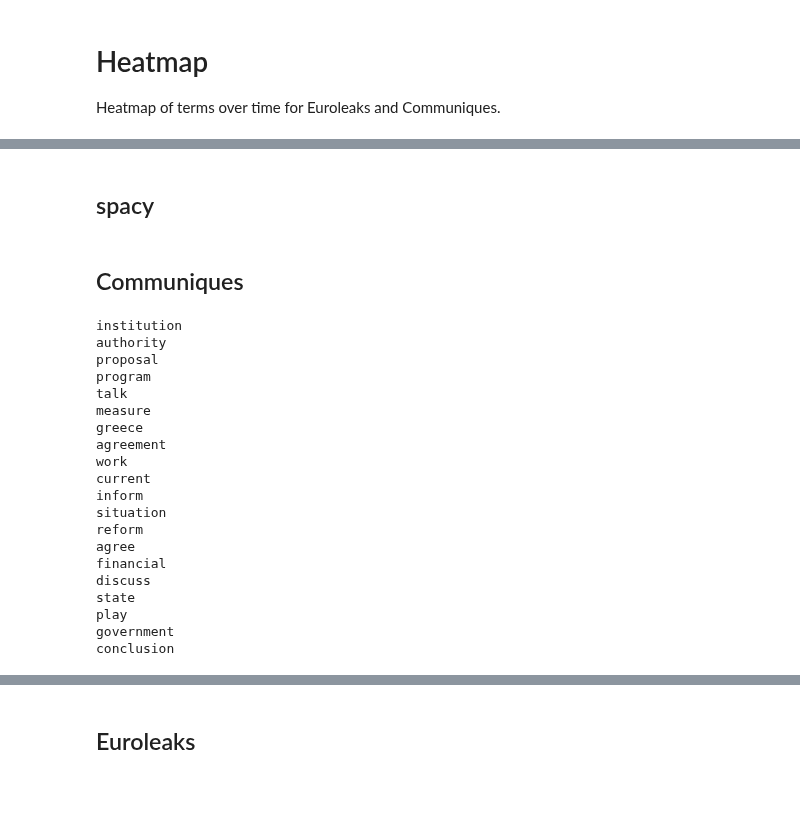
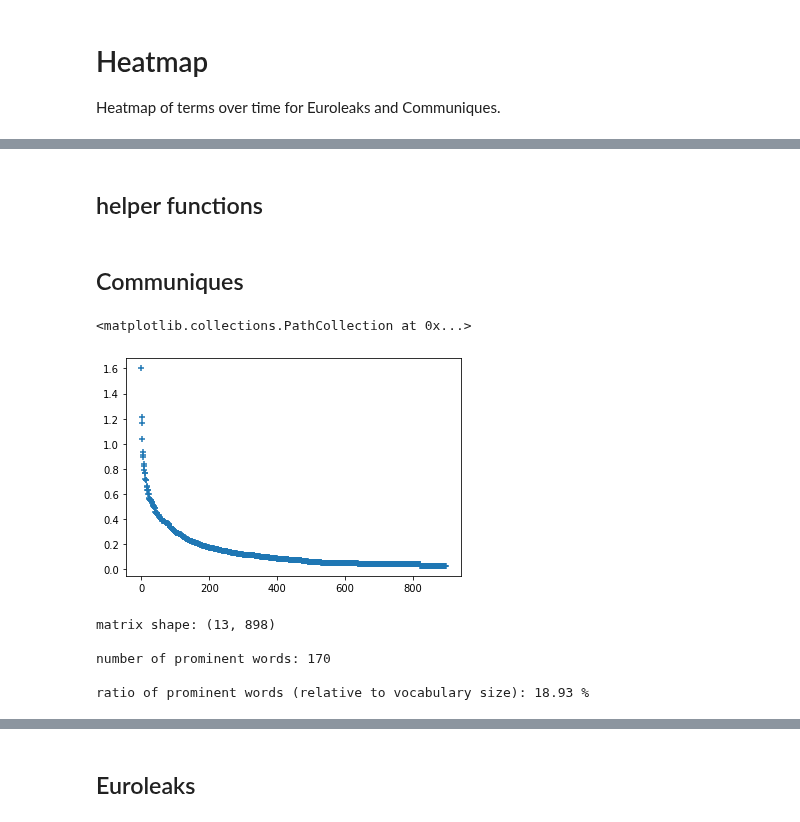
Before and after one commit to ariansajina/master-thesis, a Jupyter notebook: notebooks/term_heatmap.ipynb, the cells around one changed output, grey strips where cells are left out. Drawn from its saved outputs; the diff is of its cells as text; code cells hidden in the pictures; blank space fills up the shorter version.

```diff
--- a/notebooks/term_heatmap.ipynb
+++ b/notebooks/term_heatmap.ipynb
@@ -60,3 +46,3 @@ def apply_bigram_colloc(s, set_colloc):
 # %% [markdown]
-## spacy
+## helper functions
 # %%
@@ -81,63 +97,45 @@ communiques_groupby_date = communiques.drop(columns=['title']).groupby('date').a
 
 # preprocess
 communique_documents = [
-    ' '.join([token.lemma_ for sentence in nlp(doc).sents for token in sentence
-            if token_filter(token)
+    ' '.join([token.lemma_ .lower() for sentence in nlp(doc).sents for token in sentence
+            if filter_token(token)
     ])
     for doc in communiques_groupby_date.values
 ]
 
+# leave out empty documents
+communique_documents = [d for d in communique_documents if len(d)>1]
+
 # apply collocations
-communique_bigram_colloc = {
-    ('euro', 'area'),
-    ('greek', 'authority'),
-    ('greek', 'government'),
-    ('brussel', 'group'),
-    ('member', 'state'),
-    ('monetary', 'union'),
-    ('press', 'conference'),
-    ('structural', 'reform'),
-}
-communique_documents = pd.Series(communique_documents).apply(lambda s:
-                apply_bigram_colloc(s,communique_bigram_colloc))
+communique_documents = [
+    apply_bigram_colloc(apply_trigram_colloc(doc, trigram_colloc), bigram_colloc)
+    for doc in communique_documents]
 
 # get labels
 communique_dates = communiques_groupby_date.index.to_series().apply(lambda s: pd.to_datetime(s).strftime('%d/%m'))
 
 # tfidf
-tfidf_vectorizer = TfidfVectorizer(analyzer='word',
+communique_vectorizer = TfidfVectorizer(analyzer='word',
                                    min_df=1, # word has to be in at least two documents
                                    max_df=0.95, # word has to be in less the 95% of documents
                                    smooth_idf=True, # Smooth idf weights by adding one to document frequencies, as if an extra document was seen containing every term in the collection exactly once. Prevents zero divisions.
                                    sublinear_tf=False) # replace tf with 1 + log(tf).
 
-communique_X = tfidf_vectorizer.fit_transform(communique_documents)
-
-# get most prominent words
-first_k = 20
-tfidf = communique_X.sum(axis =0).A1
-sort_ix = np.argsort(tfidf)[::-1]
-communique_most_prominent_words = np.array(tfidf_vectorizer.get_feature_names())[sort_ix][:first_k]
-for word in np.array(tfidf_vectorizer.get_feature_names())[sort_ix][:first_k]:
-    print(word)
+communique_X = communique_vectorizer.fit_transform(communique_documents)
-# %% [output]
-institution
-authority
-proposal
-program
-talk
-measure
-greece
-agreement
-work
-current
-inform
-situation
-reform
-agree
-financial
-discuss
-state
-play
-government
-conclusion
+# %%
+communique_tfidf = communique_X.sum(axis =0).A1
+
+plt.scatter(range(len(communique_tfidf)), np.sort(communique_tfidf)[::-1], marker='+')
+# %% [output]
+<matplotlib.collections.PathCollection at 0x...>
+[figure, added]
+# %%
+communique_cutoff = 0.2
+
+communique_most_prominent_words = find_most_prominent_words_cutoff(communique_cutoff, communique_X, communique_vectorizer)
+# %% [output]
+matrix shape: (13, 898)
+
+number of prominent words: 170
+
+ratio of prominent words (relative to vocabulary size): 18.93 %
```
Also changed, not shown: parts of 48 cells of this notebook, 1 other file.
